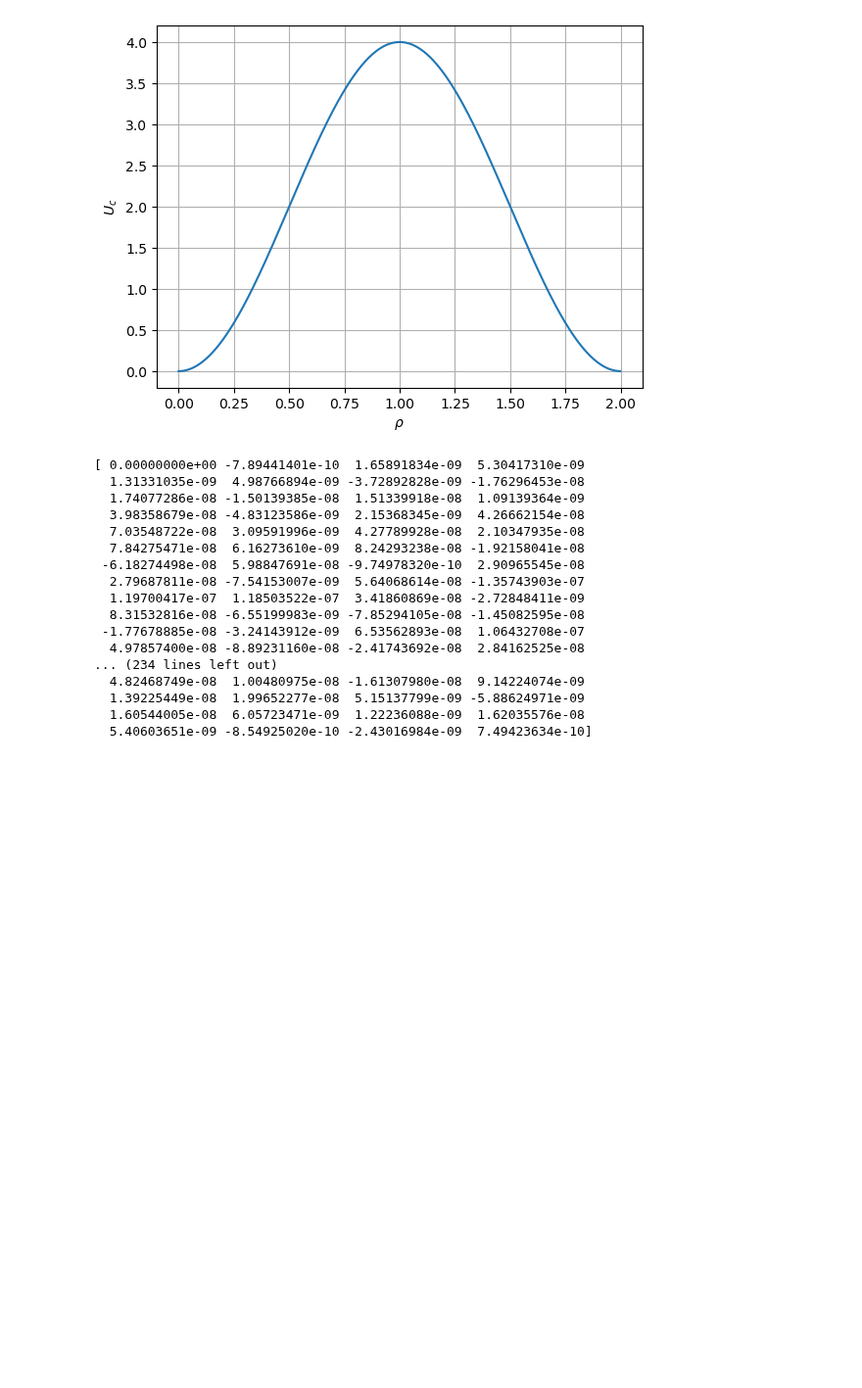
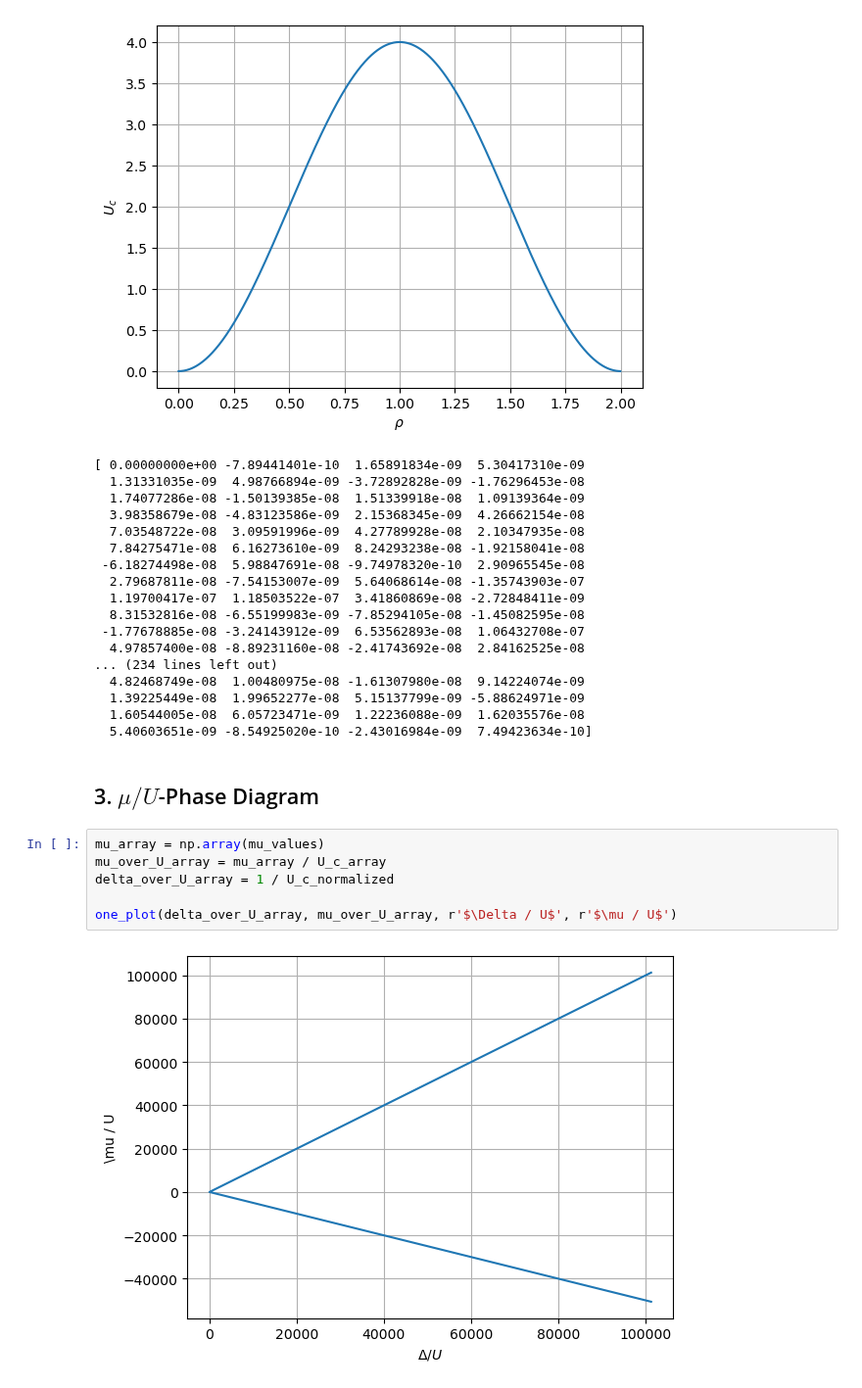
Before and after one commit to janjhch/bachelorthesis, a Jupyter notebook: phase_diagram/phase_diagram/phase_diagram.ipynb, the cells around one changed output. Shown at 98% size. Cells and saved outputs as stored; diff of their text form; blank space fills up the shorter version.

```diff
--- a/phase_diagram/phase_diagram/phase_diagram.ipynb
+++ b/phase_diagram/phase_diagram/phase_diagram.ipynb
@@ -312,3 +312,13 @@ print(difference)
   1.39225449e-08  1.99652277e-08  5.15137799e-09 -5.88624971e-09
   1.60544005e-08  6.05723471e-09  1.22236088e-09  1.62035576e-08
   5.40603651e-09 -8.54925020e-10 -2.43016984e-09  7.49423634e-10]
+# %% [markdown]
+## 3. $\mu/U$-Phase Diagram
+# %%
+mu_array = np.array(mu_values)
+mu_over_U_array = mu_array / U_c_array
+delta_over_U_array = 1 / U_c_normalized
+
+one_plot(delta_over_U_array, mu_over_U_array, r'$\Delta / U$', r'$\mu / U$')
+# %% [output]
+[figure, added]
```
Also changed, not shown: 3 other files.
